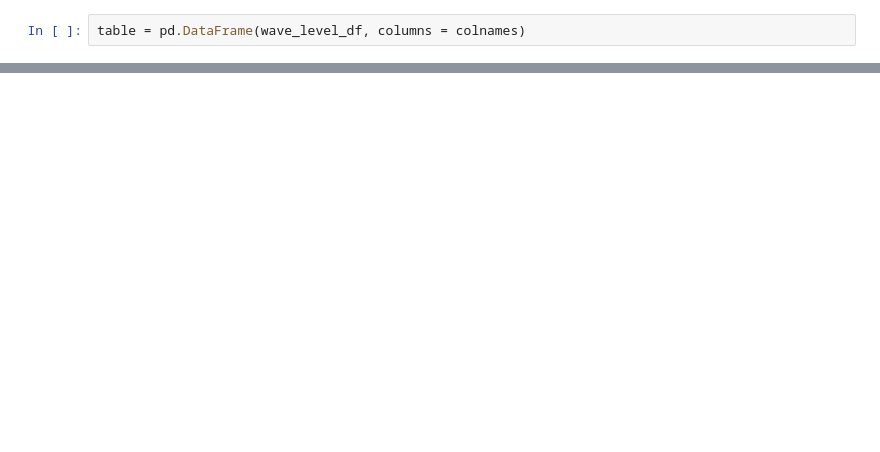
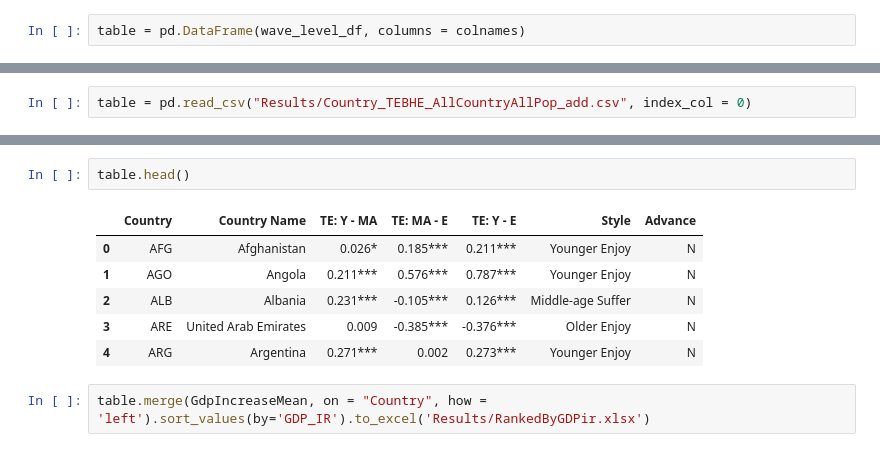
Before and after one commit to MichaelChaoLi-cpu/GallupWellBeingResearch, a Jupyter notebook: Code/ML_AN_AgeHeteogenuousTreatmentDifference_v1.ipynb, the cells around one changed output, grey strips where cells are left out. Drawn from its saved outputs; the diff is of its cells as text; blank space fills up the shorter version.

```diff
--- a/Code/ML_AN_AgeHeteogenuousTreatmentDifference_v1.ipynb
+++ b/Code/ML_AN_AgeHeteogenuousTreatmentDifference_v1.ipynb
@@ -1004,0 +1269,2 @@ table.to_csv("Results/Country_TEBHE.csv")
+# %%
+table = pd.read_csv("Results/Country_TEBHE_AllCountryAllPop_add.csv", index_col = 0)
@@ -1004,0 +1301,11 @@ table.to_csv("Results/Country_TEBHE.csv")
+# %%
+table.head()
+# %% [output]
+|  | Country | Country Name | TE: Y - MA | TE: MA - E | TE: Y - E | Style | Advance |
+| 0 | AFG | Afghanistan | 0.026* | 0.185*** | 0.211*** | Younger Enjoy | N |
+| 1 | AGO | Angola | 0.211*** | 0.576*** | 0.787*** | Younger Enjoy | N |
+| 2 | ALB | Albania | 0.231*** | -0.105*** | 0.126*** | Middle-age Suffer | N |
+| 3 | ARE | United Arab Emirates | 0.009 | -0.385*** | -0.376*** | Older Enjoy | N |
+| 4 | ARG | Argentina | 0.271*** | 0.002 | 0.273*** | Younger Enjoy | N |
+# %%
+table.merge(GdpIncreaseMean, on = "Country", how = 'left').sort_values(by='GDP_IR').to_excel('Results/RankedByGDPir.xlsx')
```
Also changed, not shown: parts of 60 cells of this notebook, 2 other files.
